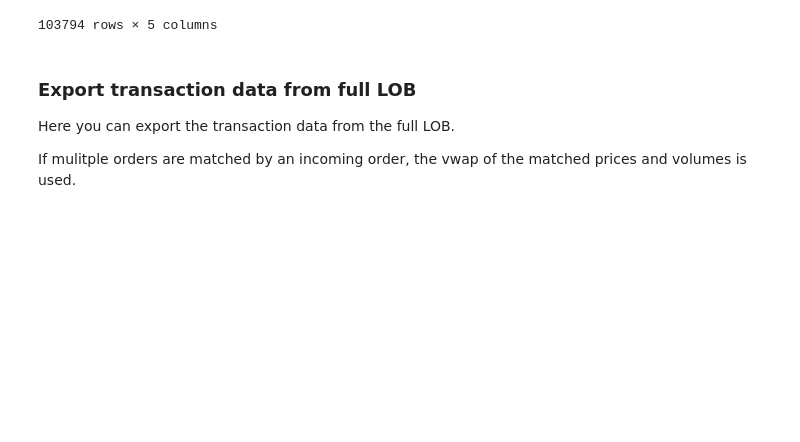
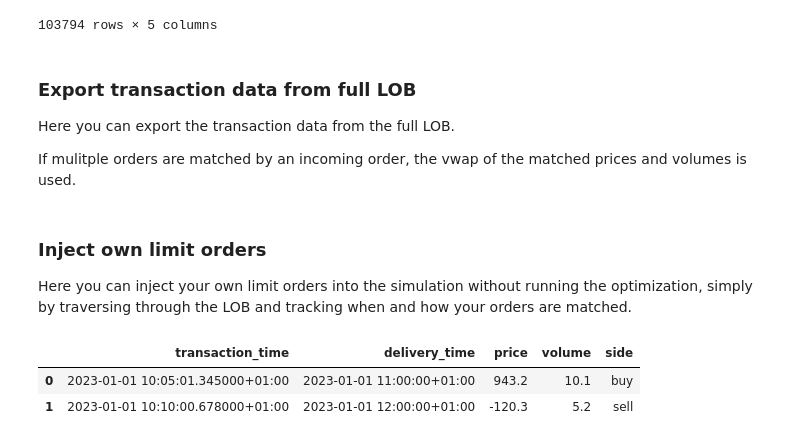
Before and after one commit to dschaurecker/bitepy, a Jupyter notebook: notebooks/package_tutorial.ipynb, the cells around one changed output. Drawn from its saved outputs; the diff is of its cells as text; code cells hidden in the pictures; blank space fills up the shorter version.

```diff
--- a/notebooks/package_tutorial.ipynb
+++ b/notebooks/package_tutorial.ipynb
@@ -181,3 +181,30 @@ results = bp.Results(logs)
 print("Reward of simulation:", results.get_total_reward(), "€") # we do not trade in this simulation mode.
 
 display(transactions)
+# %% [markdown]
+### Inject own limit orders
+
+Here you can inject your own limit orders into the simulation without running the optimization, simply by traversing through the LOB and tracking when and how your orders are matched.
+# %%
+orders = pd.DataFrame([
+    {
+        'transaction_time': pd.Timestamp('2023-01-01 10:05:01.345', tz='Europe/Berlin'),
+        'delivery_time': pd.Timestamp('2023-01-01 11:00:00', tz='Europe/Berlin'),
+        'price': 943.2,  # €/MWh
+        'volume': 10.1,  # MW (positive for buy)
+        'side': 'buy'
+    },
+    {
+        'transaction_time': pd.Timestamp('2023-01-01 10:10:00.678', tz='Europe/Berlin'),
+        'delivery_time': pd.Timestamp('2023-01-01 12:00:00', tz='Europe/Berlin'),
+        'price': -120.3,  # €/MWh
+        'volume': 5.2,   # MW (use 'sell' side instead of negative volume)
+        'side': 'sell'
+    }
+])
+
+display(orders)
+# %% [output]
+|  | transaction_time | delivery_time | price | volume | side |
+| 0 | 2023-01-01 10:05:01.345000+01:00 | 2023-01-01 11:00:00+01:00 | 943.2 | 10.1 | buy |
+| 1 | 2023-01-01 10:10:00.678000+01:00 | 2023-01-01 12:00:00+01:00 | -120.3 | 5.2 | sell |
```
Also changed, not shown: parts of 2 cells of this notebook.
